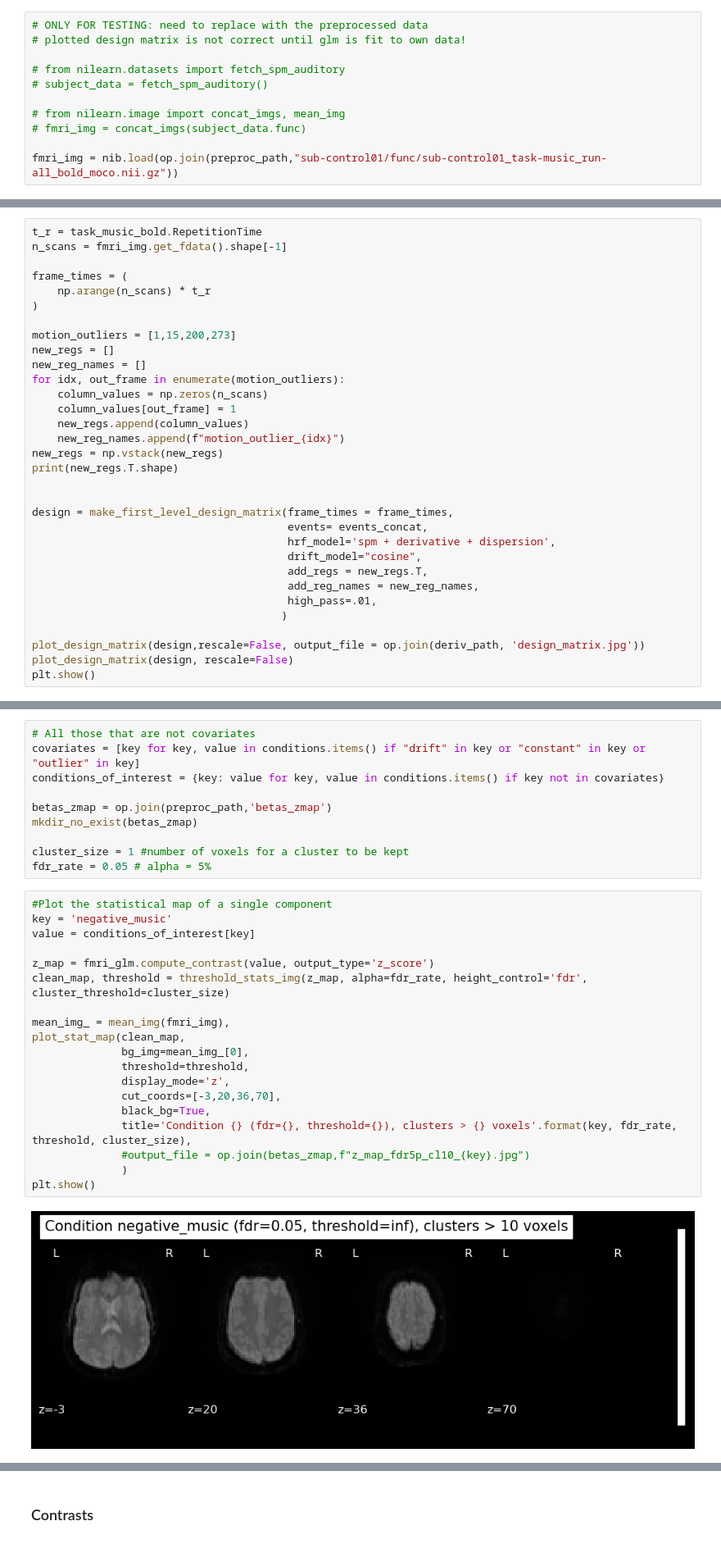
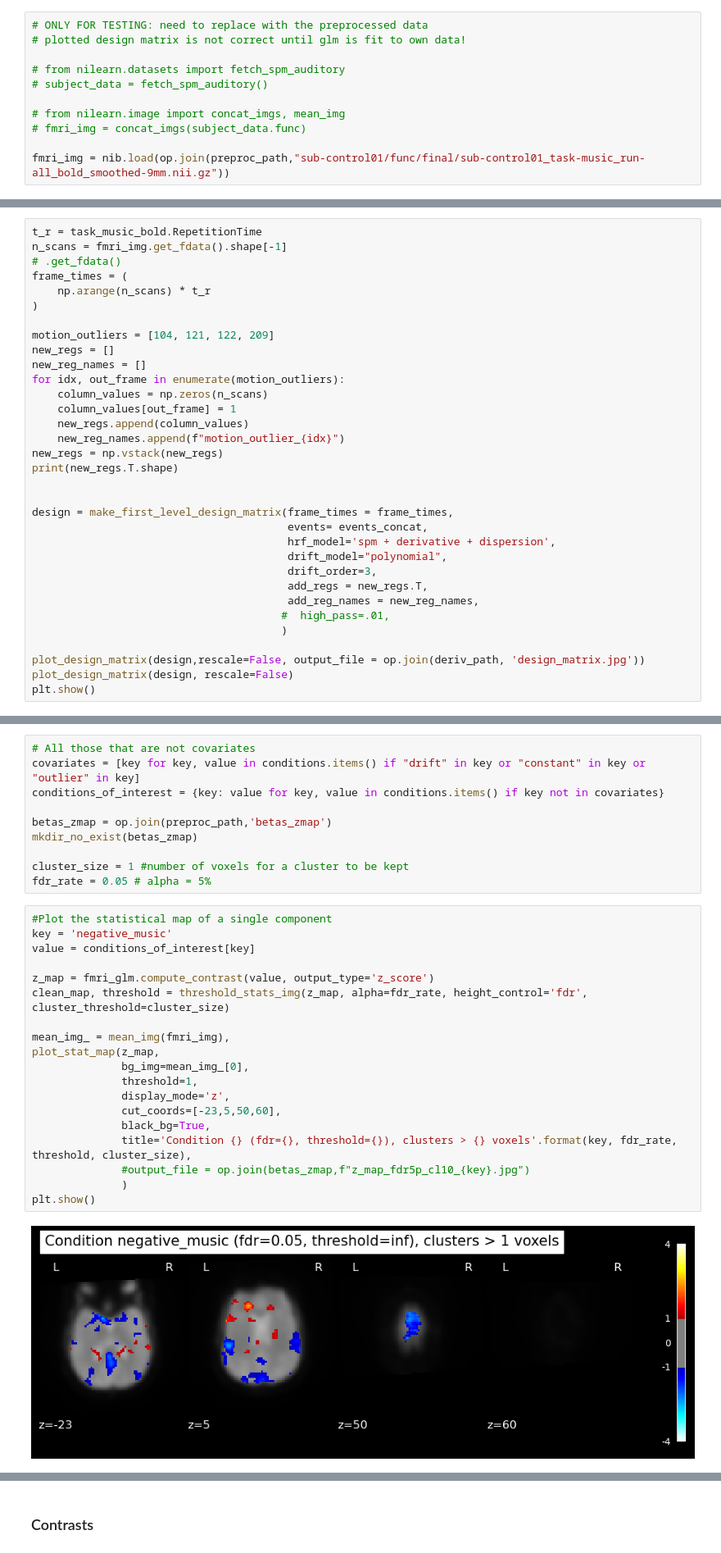
Before and after one commit to gdederichs/NSSP_project_1, a Jupyter notebook: design_matrix.ipynb, the cells around one changed output, grey strips where cells are left out. Shown at 82% size. Drawn from its saved outputs; the diff is of its cells as text.

```diff
--- a/design_matrix.ipynb
+++ b/design_matrix.ipynb
@@ -77,4 +77,4 @@ events_concat.to_csv(op.join(deriv_path, 'events_concat.csv'))
 # from nilearn.image import concat_imgs, mean_img
 # fmri_img = concat_imgs(subject_data.func)
 
-fmri_img = nib.load(op.join(preproc_path,"sub-control01/func/sub-control01_task-music_run-all_bold_moco.nii.gz"))
+fmri_img = nib.load(op.join(preproc_path,"sub-control01/func/final/sub-control01_task-music_run-all_bold_smoothed-9mm.nii.gz"))
@@ -96,12 +100,12 @@ task_music_bold = pd.read_json(op.join(dataset_path, "task-music_bold.json"), ty
 # %%
 t_r = task_music_bold.RepetitionTime
 n_scans = fmri_img.get_fdata().shape[-1]
-
+# .get_fdata()
 frame_times = (
     np.arange(n_scans) * t_r
 )
 
-motion_outliers = [1,15,200,273]
+motion_outliers = [104, 121, 122, 209]
 new_regs = []
 new_reg_names = []
 for idx, out_frame in enumerate(motion_outliers):
@@ -116,10 +120,11 @@ print(new_regs.T.shape)
 design = make_first_level_design_matrix(frame_times = frame_times,
                                         events= events_concat,
                                         hrf_model='spm + derivative + dispersion',
-                                        drift_model="cosine",
+                                        drift_model="polynomial",
+                                        drift_order=3,
                                         add_regs = new_regs.T,
                                         add_reg_names = new_reg_names,
-                                        high_pass=.01,
+                                       #  high_pass=.01,
                                        )
 
 plot_design_matrix(design,rescale=False, output_file = op.join(deriv_path, 'design_matrix.jpg'))
@@ -161,24 +166,24 @@ fdr_rate = 0.05 # alpha = 5%
 # %%
 #Plot the statistical map of a single component
 key = 'negative_music'
 value = conditions_of_interest[key]
 
 z_map = fmri_glm.compute_contrast(value, output_type='z_score')
 clean_map, threshold = threshold_stats_img(z_map, alpha=fdr_rate, height_control='fdr', cluster_threshold=cluster_size)
 
 mean_img_ = mean_img(fmri_img),
-plot_stat_map(clean_map,
+plot_stat_map(z_map,
               bg_img=mean_img_[0],
-              threshold=threshold,
+              threshold=1,
               display_mode='z',
-              cut_coords=[-3,20,36,70],
+              cut_coords=[-23,5,50,60],
               black_bg=True,
               title='Condition {} (fdr={}, threshold={}), clusters > {} voxels'.format(key, fdr_rate, threshold, cluster_size),
               #output_file = op.join(betas_zmap,f"z_map_fdr5p_cl10_{key}.jpg")
               )
 plt.show()
 # %% [output]
-[figure, old version]
+[figure, new version]
 # %%
 fig, axs = plt.subplots(len(conditions_of_interest), 1, figsize=(15,40))
 for i, (key,value) in enumerate(conditions_of_interest.items()):
```
Also changed, not shown: parts of 8 cells of this notebook, 6 other files.
